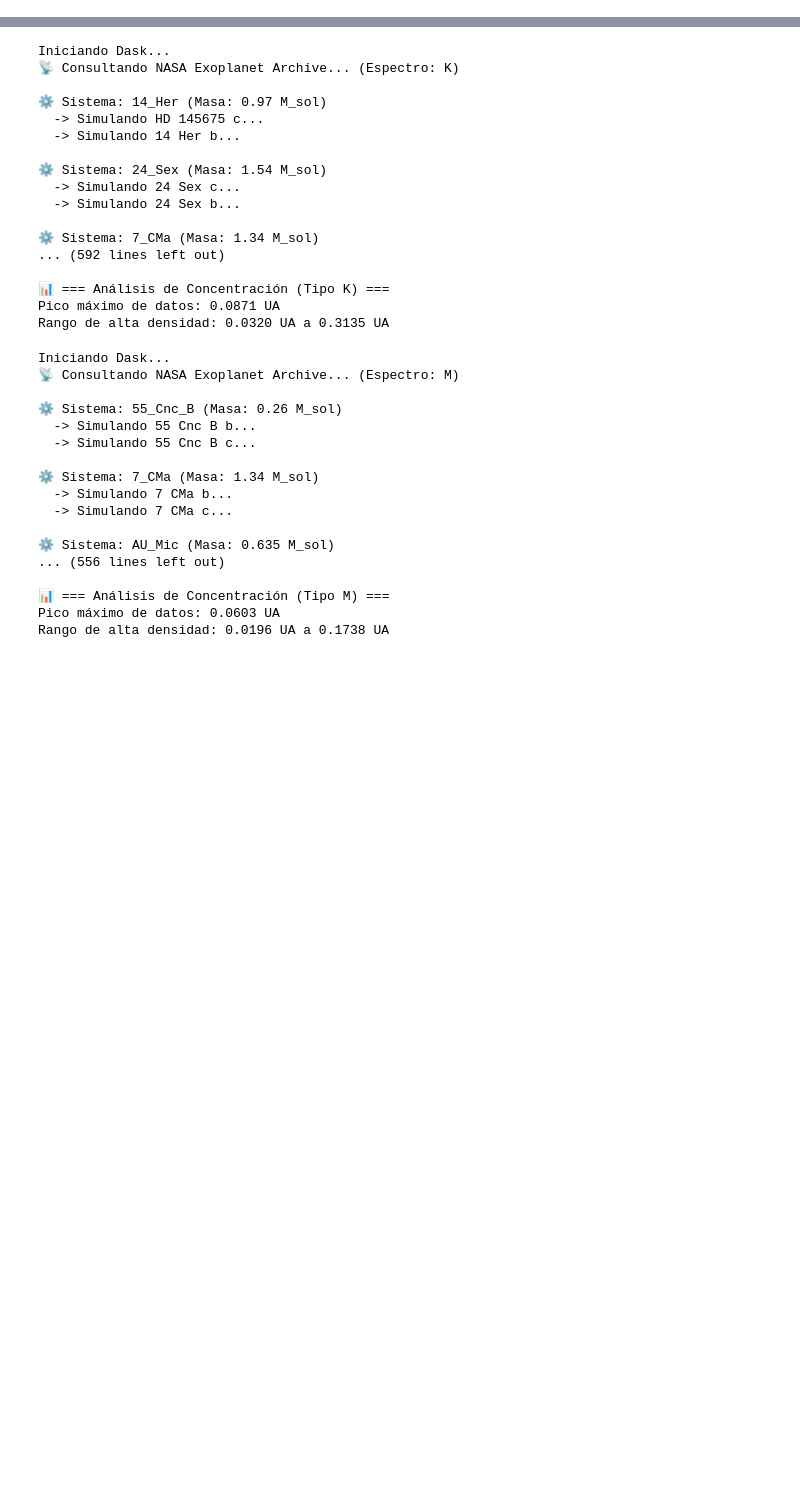
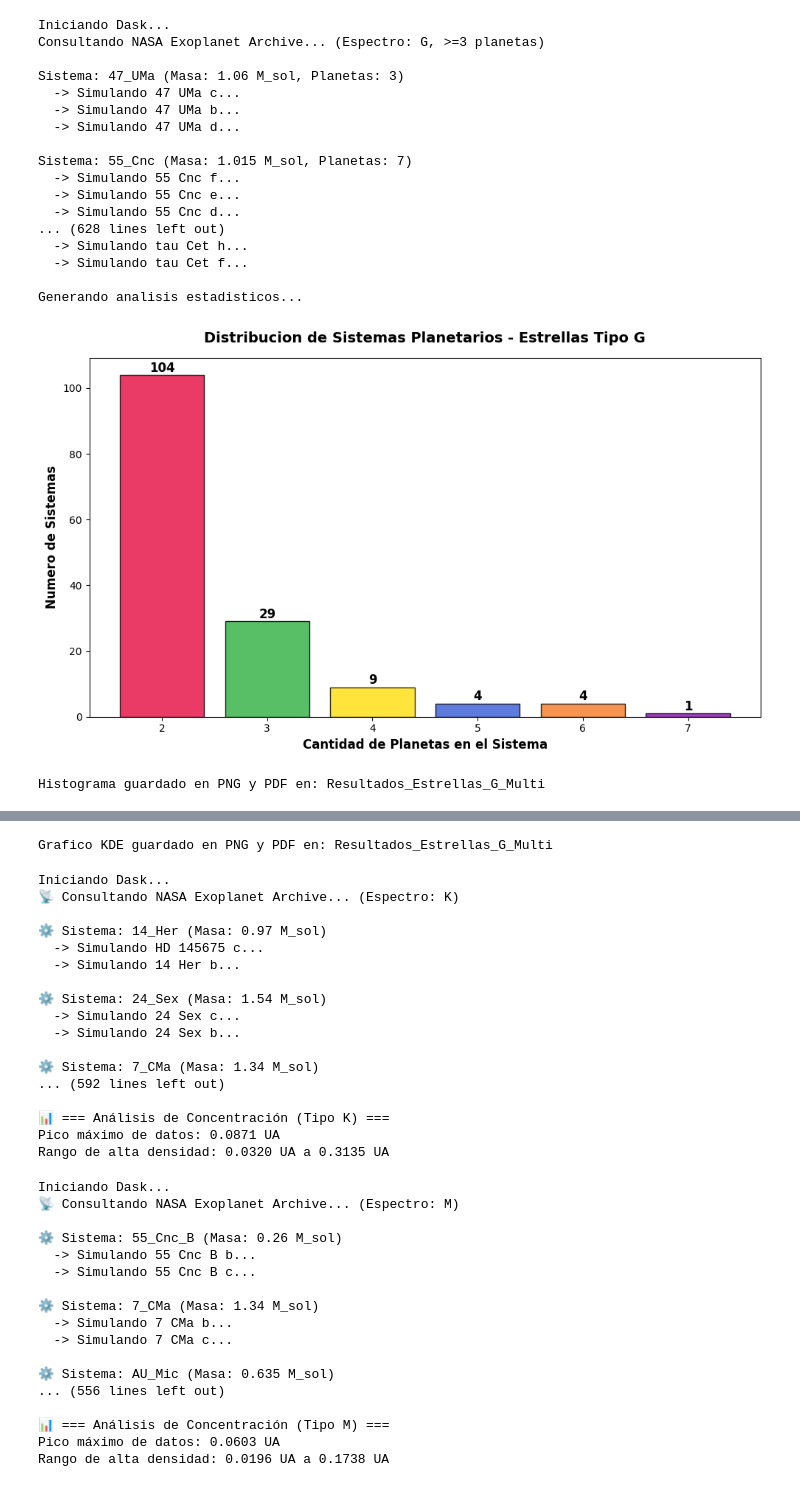
Before and after one commit to Cris-C-C/Investigacion, a Jupyter notebook: Troyanos/Untitled-1.ipynb, the cells around one changed output, grey strips where cells are left out. Drawn from its saved outputs; the diff is of its cells as text; code cells hidden in the pictures; blank space fills up the shorter version.

```diff
--- a/Troyanos/Untitled-1.ipynb
+++ b/Troyanos/Untitled-1.ipynb
@@ -102,7 +102,6 @@ class SistemaPlanetario:
                 elif j == 3: self.colision_m2x.append(x0); self.colision_m2y.append(y0)
                 else: self.estable_x.append(x0); self.estable_y.append(y0)
 
-    # AQUÍ ESTÁN TODOS TUS ARCHIVOS RESTAURADOS
     def guardar_resultados(self, directorio, nombre="zonas", graficar=True):
         os.makedirs(directorio, exist_ok=True)
 
@@ -142,18 +141,18 @@ class SistemaPlanetario:
             f.write(f"Total inestables: {inestable_x}\n")
             f.write(f"Total colisión m1: {colision_m1}\n")
             f.write(f"Total colisión m2: {colision_m2}\n\n")
-            f.write("=== Áreas en km² ===\n")
-            f.write("Área total de la grilla: {:.2e} km²\n".format(area))
-            f.write("Área estable: {:.2e} km²\n".format(area_est))
-            f.write("Área inestable: {:.2e} km²\n".format(area_inest))
-            f.write("Área de colisión con m1: {:.2e} km²\n".format(area_colM1))
-            f.write("Área de colisión con m2: {:.2e} km²\n".format(area_colM2))
+            f.write("=== Areas en km2 ===\n")
+            f.write("Area total de la grilla: {:.2e} km2\n".format(area))
+            f.write("Area estable: {:.2e} km2\n".format(area_est))
+            f.write("Area inestable: {:.2e} km2\n".format(area_inest))
+            f.write("Area de colisión con m1: {:.2e} km2\n".format(area_colM1))
+            f.write("Area de colisión con m2: {:.2e} km2\n".format(area_colM2))
 
         if graficar:
             plt.scatter(self.estable_x, self.estable_y, color='blue', s=10, label='Estables')
             plt.scatter(self.inestable_x, self.inestable_y, color='silver', s=10, label='Inestables')
-            plt.scatter(self.colision_m1x, self.colision_m1y, color='green', s=10, label='Colisión m1')
-            plt.scatter(self.colision_m2x, self.colision_m2y, color='brown', s=10, label='Colisión m2')
+            plt.scatter(self.colision_m1x, self.colision_m1y, color='green', s=10, label='Colision m1')
+            plt.scatter(self.colision_m2x, self.colision_m2y, color='brown', s=10, label='Colision m2')
             plt.scatter(0.5 - self.mu2, np.sqrt(3)/2, marker='v', color='red', label='L4')
             plt.xlabel('x [adim]')
             plt.ylabel('y [adim]')
@@ -339,0 +405,30 @@ Rango de alta densidad: 0.0349 UA a 3.9040 UA
+# %%
+if __name__ == "__main__":
+    ESPECTRO = "G"
+    M_MIN_JUP = 0.0001
+    M_MAX_JUP = 13.0
+
+    print("Iniciando Dask...")
+    cliente_dask = Client(n_workers=4)
+
+    ejecutar_pipeline_completo(ESPECTRO, M_MIN_JUP, M_MAX_JUP, client=cliente_dask)
+# %% [output]
+Iniciando Dask...
+Consultando NASA Exoplanet Archive... (Espectro: G, >=3 planetas)
+
+Sistema: 47_UMa (Masa: 1.06 M_sol, Planetas: 3)
+  -> Simulando 47 UMa c...
+  -> Simulando 47 UMa b...
+  -> Simulando 47 UMa d...
+
+Sistema: 55_Cnc (Masa: 1.015 M_sol, Planetas: 7)
+  -> Simulando 55 Cnc f...
+  -> Simulando 55 Cnc e...
+  -> Simulando 55 Cnc d...
+... (628 lines left out)
+  -> Simulando tau Cet h...
+  -> Simulando tau Cet f...
+
+Generando analisis estadisticos...
+[figure, added]
+Histograma guardado en PNG y PDF en: Resultados_Estrellas_G_Multi
@@ -340,3 +436,4 @@ Rango de alta densidad: 0.0349 UA a 3.9040 UA
+Grafico KDE guardado en PNG y PDF en: Resultados_Estrellas_G_Multi
 # %%
 if __name__ == "__main__":
     ESPECTRO = "K"
```
Also changed, not shown: parts of 5 cells of this notebook, 17 other files.
